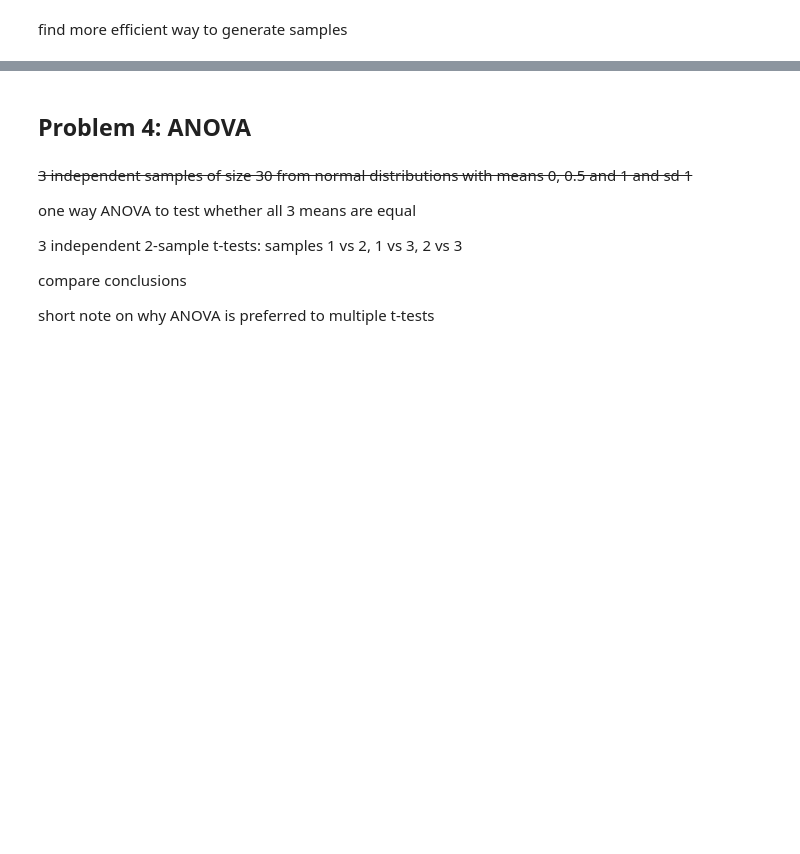
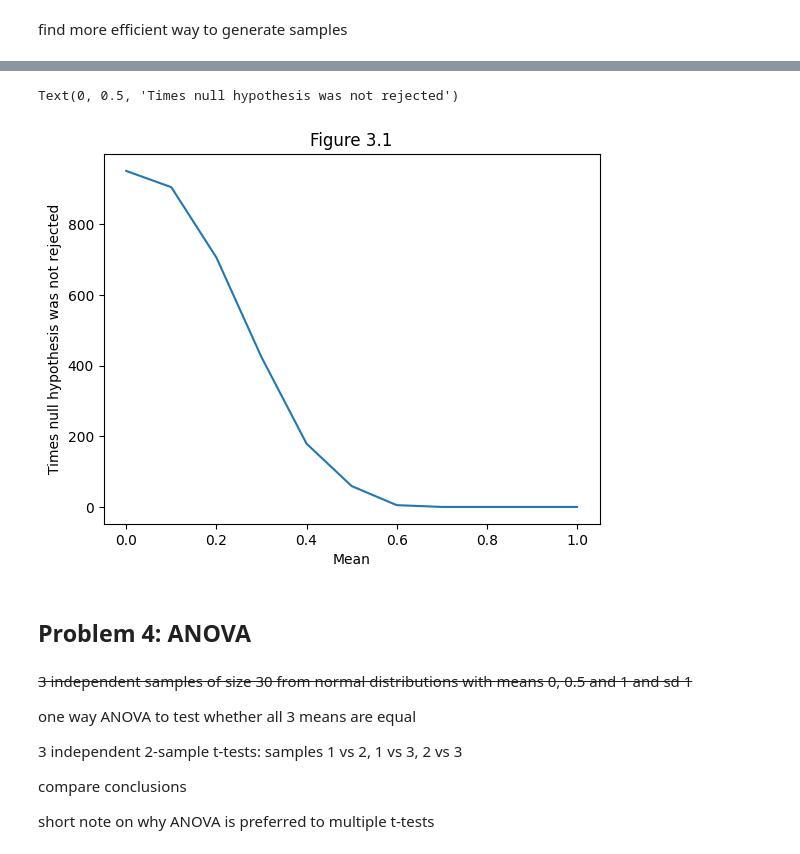
Before and after one commit to rayne-fall/applied_statistics, a Jupyter notebook: project.ipynb, the cells around one changed output, grey strips where cells are left out. Saved outputs shown, nothing was run; the diff lists cells and outputs as text; code cells hidden in the pictures; blank space fills up the shorter version.

Commit message:
ran t-tests for problem 3 and plotted no. of times null hypthosis was not rejected vs mean

```diff
--- a/project.ipynb
+++ b/project.ipynb
@@ -262,27 +304,58 @@ for s in range (0,1000):
 # %%
+null_nr8=[]
 for s in range (0,1000):
     # samples from standard normal distribution
     ttest_8=generator.normal(size=100)
     # samples with d=0.7
     samples_8=generator.normal(0.7,1,100)
+    # independent t-test
+    ttest8, pvalue8=stats.ttest_ind(ttest_8,samples_8)
+    if pvalue8>=0.05:
+        null_nr6.append(pvalue8)
 # %%
+null_nr9=[]
 for s in range (0,1000):
     # samples from standard normal distribution
     ttest_9=generator.normal(size=100)
     # samples with d=0.8
     samples_9=generator.normal(0.8,1,100)
+    # independent t-test
+    ttest9, pvalue9=stats.ttest_ind(ttest_9,samples_9)
+    if pvalue9>=0.05:
+        null_nr9.append(pvalue9)
 # %%
+null_nr10=[]
 for s in range (0,1000):
     # samples from standard normal distribution
     ttest_10=generator.normal(size=100)
     # samples with d=0.9
     samples_10=generator.normal(0.9,1,100)
+    # independent t-test
+    ttest10, pvalue10=stats.ttest_ind(ttest_10,samples_10)
+    if pvalue10>=0.05:
+        null_nr10.append(pvalue10)
 # %%
+null_nr11=[]
 for s in range (0,1000):
     # samples from standard normal distribution
     ttest_11=generator.normal(size=100)
     # samples with d=1
     samples_11=generator.normal(1,1,100)
+    # independent t-test
+    ttest11, pvalue11=stats.ttest_ind(ttest_11,samples_11)
+    if pvalue11>=0.05:
+        null_nr11.append(pvalue11)
+# %%
+x_values=(0,0.1,0.2,0.3,0.4,0.5,0.6,0.7,0.8,0.9,1)
+y_values=(len(null_nr1),len(null_nr2),len(null_nr3),len(null_nr4),len(null_nr5),len(null_nr6),len(null_nr7),len(null_nr8),len(null_nr9),len(null_nr10),len(null_nr11))
+fig,ax=plt.subplots()
+ax.plot(x_values,y_values)
+ax.set_title("Figure 3.1")
+ax.set_xlabel("Mean")
+ax.set_ylabel("Times null hypothesis was not rejected")
+# %% [output]
+Text(0, 0.5, 'Times null hypothesis was not rejected')
+[figure, added]
 # %% [markdown]
 ## Problem 4: ANOVA
 # %% [markdown]
```
Also changed, not shown: parts of 13 cells of this notebook, 1 other file.
